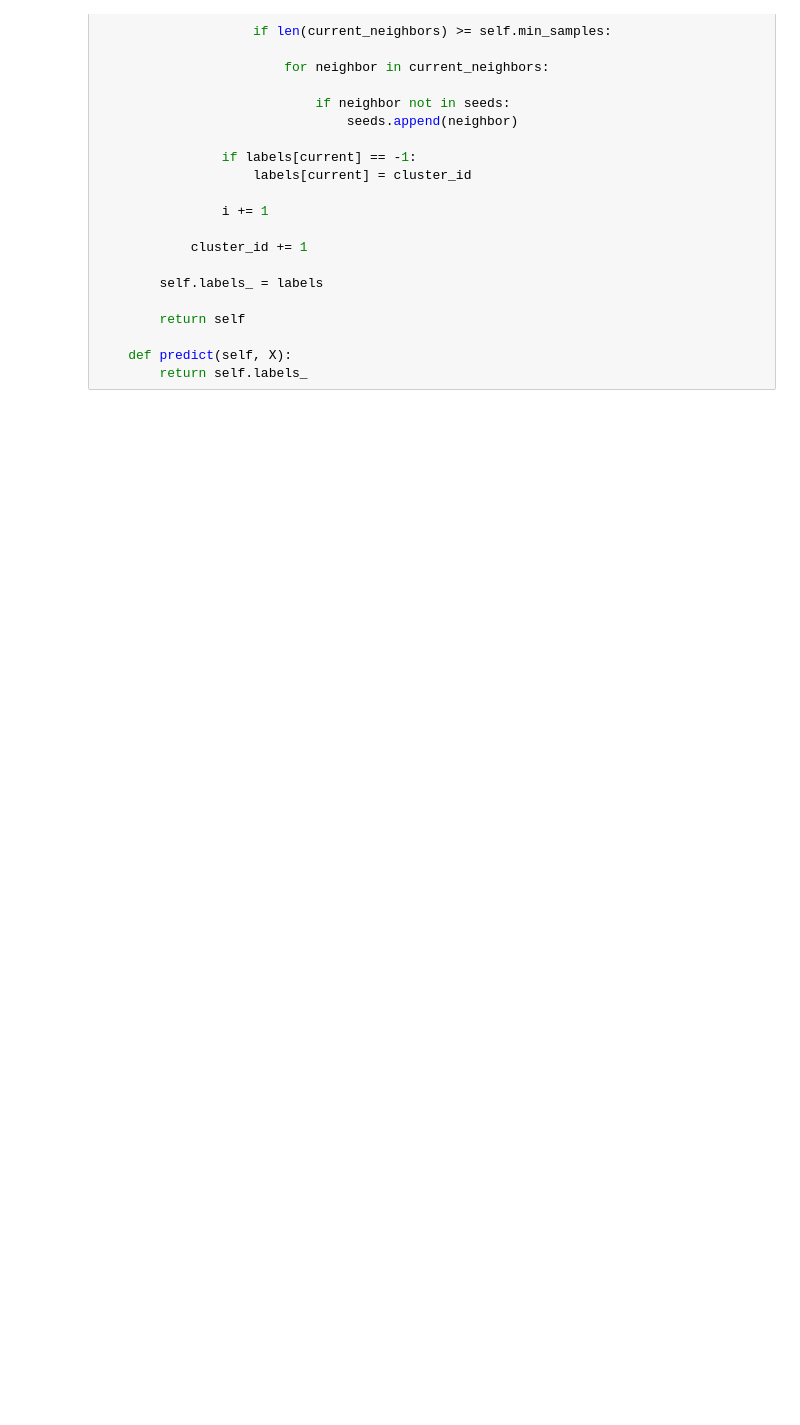
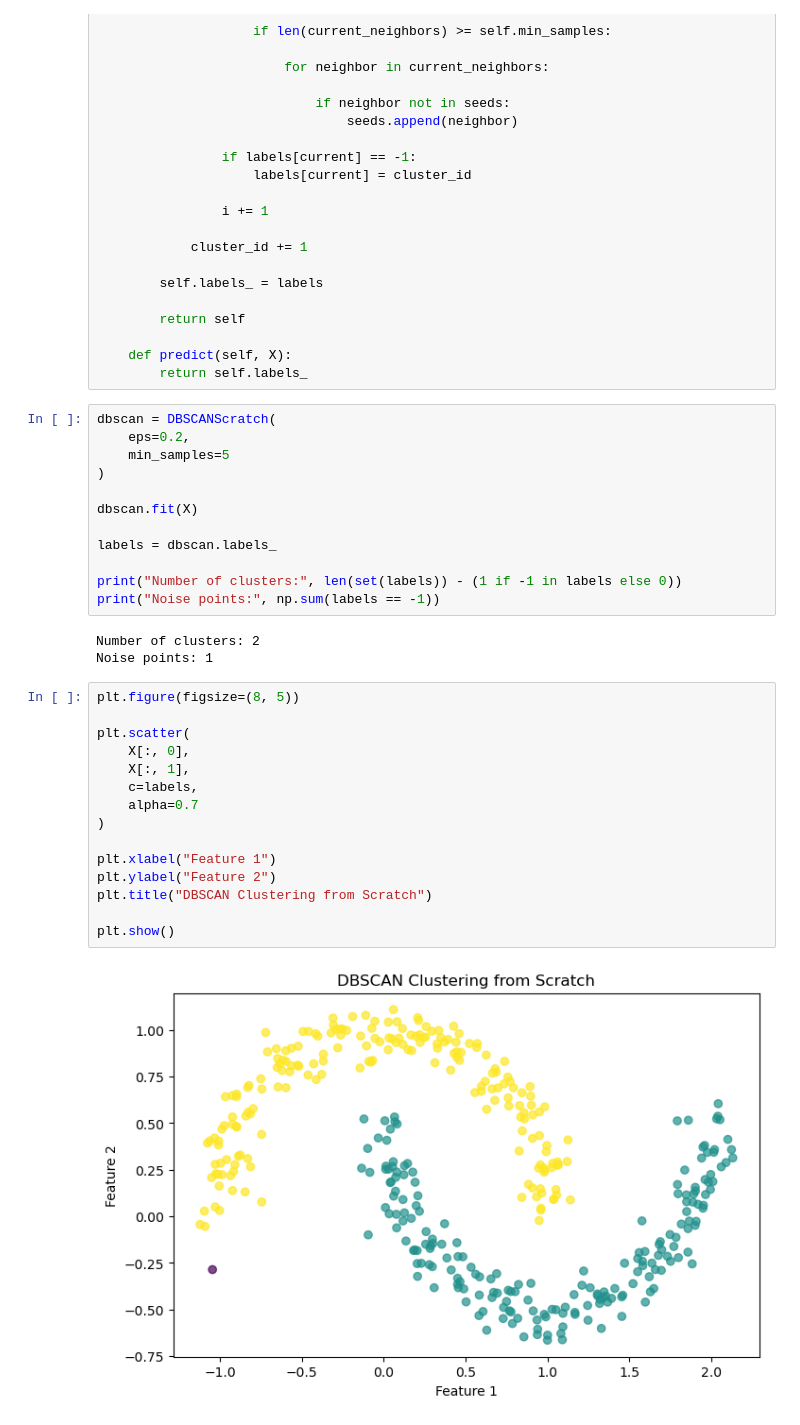
Before and after one commit to AHMAD-ALI5/machine-learning-from-scratch, a Jupyter notebook: machine-learning-from-scratch/Clustering/dbscan.ipynb, the cells around one changed output. Cells and saved outputs as stored; diff of their text form; blank space fills up the shorter version.

```diff
--- a/machine-learning-from-scratch/Clustering/dbscan.ipynb
+++ b/machine-learning-from-scratch/Clustering/dbscan.ipynb
@@ -158,3 +158,35 @@ class DBSCANScratch:
 
     def predict(self, X):
         return self.labels_
+# %%
+dbscan = DBSCANScratch(
+    eps=0.2,
+    min_samples=5
+)
+
+dbscan.fit(X)
+
+labels = dbscan.labels_
+
+print("Number of clusters:", len(set(labels)) - (1 if -1 in labels else 0))
+print("Noise points:", np.sum(labels == -1))
+# %% [output]
+Number of clusters: 2
+Noise points: 1
+# %%
+plt.figure(figsize=(8, 5))
+
+plt.scatter(
+    X[:, 0],
+    X[:, 1],
+    c=labels,
+    alpha=0.7
+)
+
+plt.xlabel("Feature 1")
+plt.ylabel("Feature 2")
+plt.title("DBSCAN Clustering from Scratch")
+
+plt.show()
+# %% [output]
+[figure, added]
```
Also changed, not shown: parts of 6 cells of this notebook.
